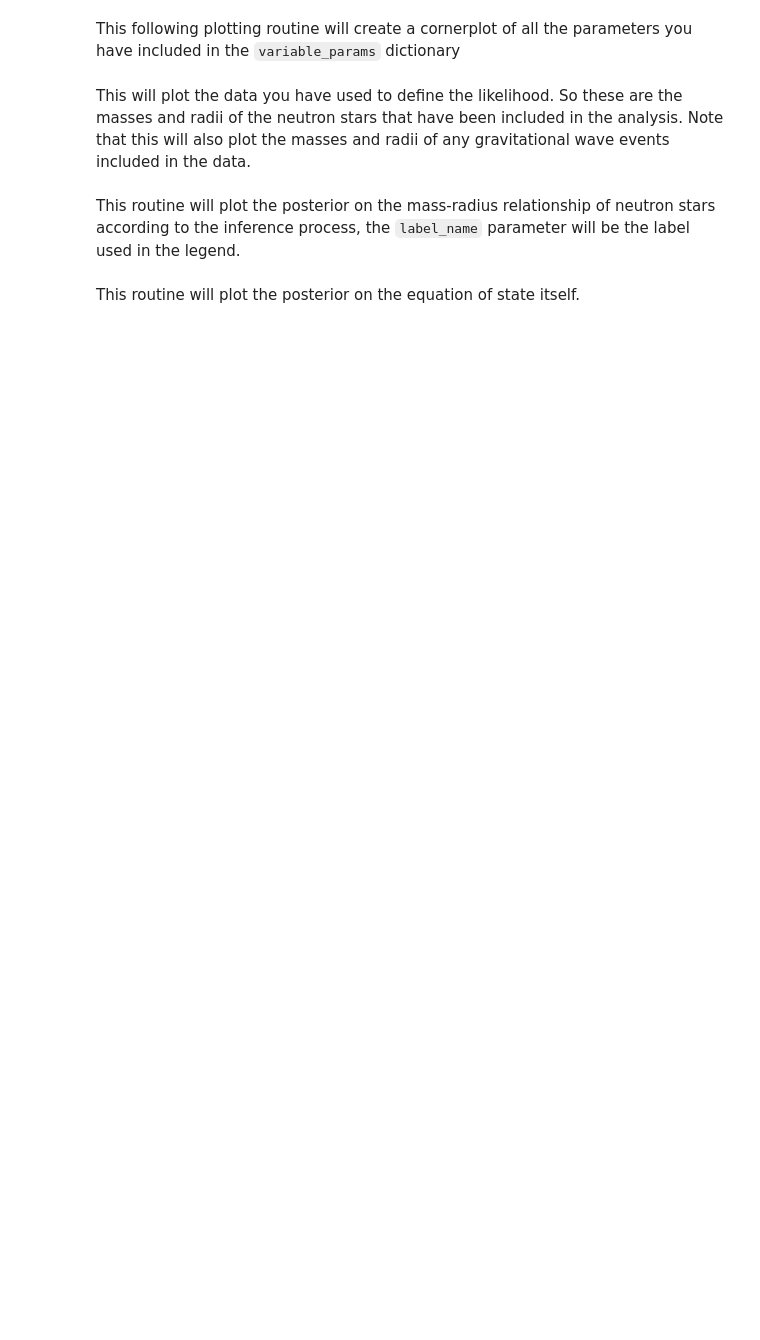
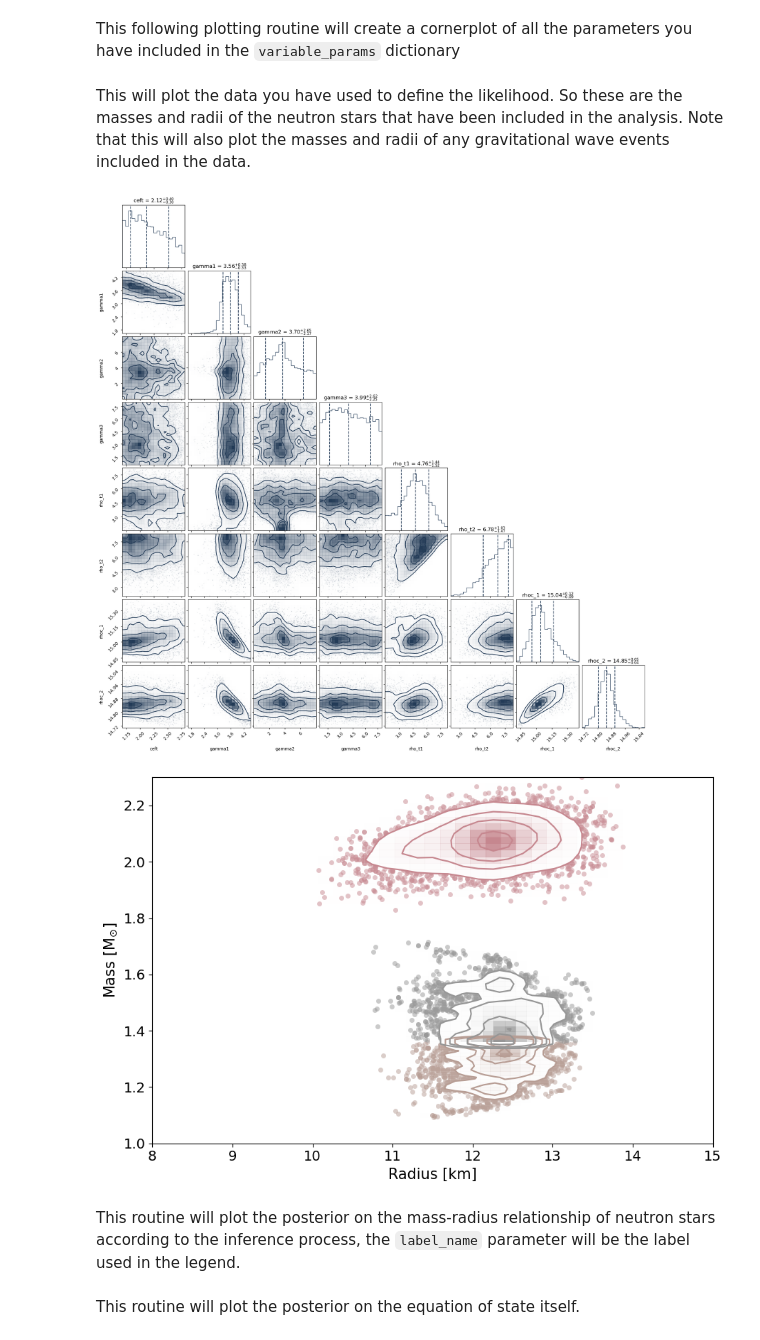
Before and after one commit to xpsi-group/neost, a Jupyter notebook: docs/source/PP_example.ipynb, the cells around one changed output. Saved outputs shown, nothing was run; the diff lists cells and outputs as text; code cells hidden in the pictures; blank space fills up the shorter version.

```diff
--- a/docs/source/PP_example.ipynb
+++ b/docs/source/PP_example.ipynb
@@ -155,7 +208,10 @@ PosteriorAnalysis.cornerplot('chains/' + run_name, variable_params)
 # %% [markdown]
 This will plot the data you have used to define the likelihood. So these are the masses and radii of the neutron stars that have been included in the analysis. Note that this will also plot the masses and radii of any gravitational wave events included in the data.
 # %%
-PosteriorAnalysis.mass_radius_posterior_plot('chains/' + run_name)
+PosteriorAnalysis.mass_radius_posterior_plot('../../examples/chains_example/' + run_name)
+# %% [output]
+[figure, added]
+[figure, added]
 # %% [markdown]
 This routine will plot the posterior on the mass-radius relationship of neutron stars according to the inference process, the `label_name` parameter will be the label used in the legend.
 # %%
```
Also changed, not shown: parts of 10 cells of this notebook.
